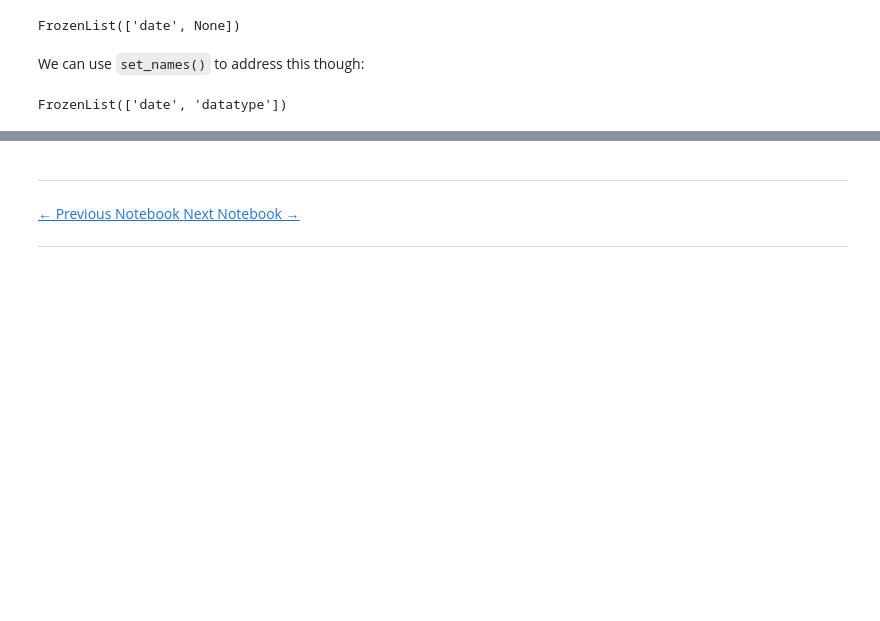
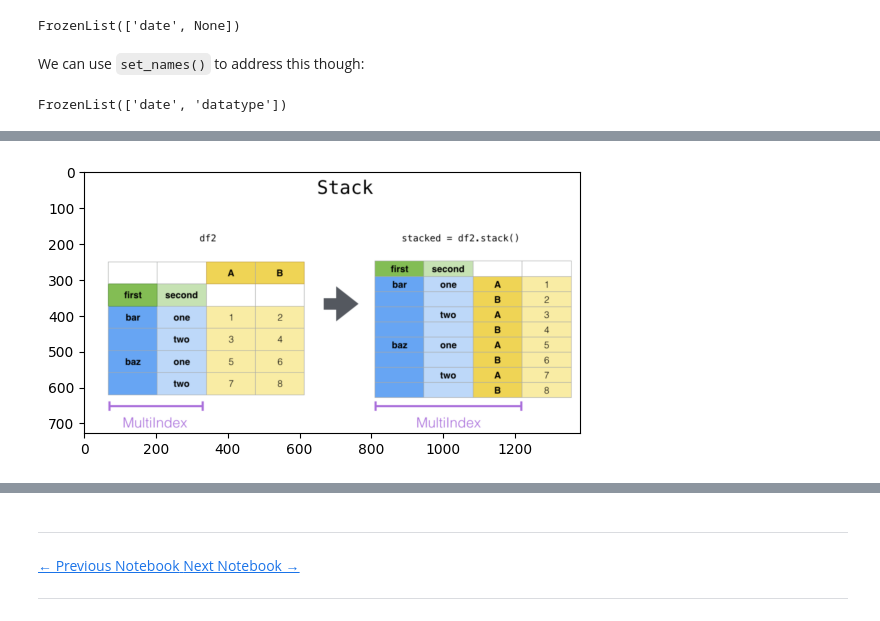
Before and after one commit to jsh1021902/ai_for_machine_learning, a Jupyter notebook: week4/4_reshaping_data.ipynb, the cells around one changed output, grey strips where cells are left out. Saved outputs shown, nothing was run; the diff lists cells and outputs as text; code cells hidden in the pictures; blank space fills up the shorter version.

```diff
--- a/week4/4_reshaping_data.ipynb
+++ b/week4/4_reshaping_data.ipynb
@@ -488,0 +499,7 @@ FrozenList(['date', 'datatype'])
+# %%
+img2 = imread('stackvsmelt2.png')         # 이미지 읽어오기(적절한 경로를 설정해야 함)
+
+plt.imshow(img2)                                                               # 읽어온 이미지 표시
+plt.show()
+# %% [output]
+[figure, added]
```
Also changed, not shown: parts of 2 cells of this notebook.
